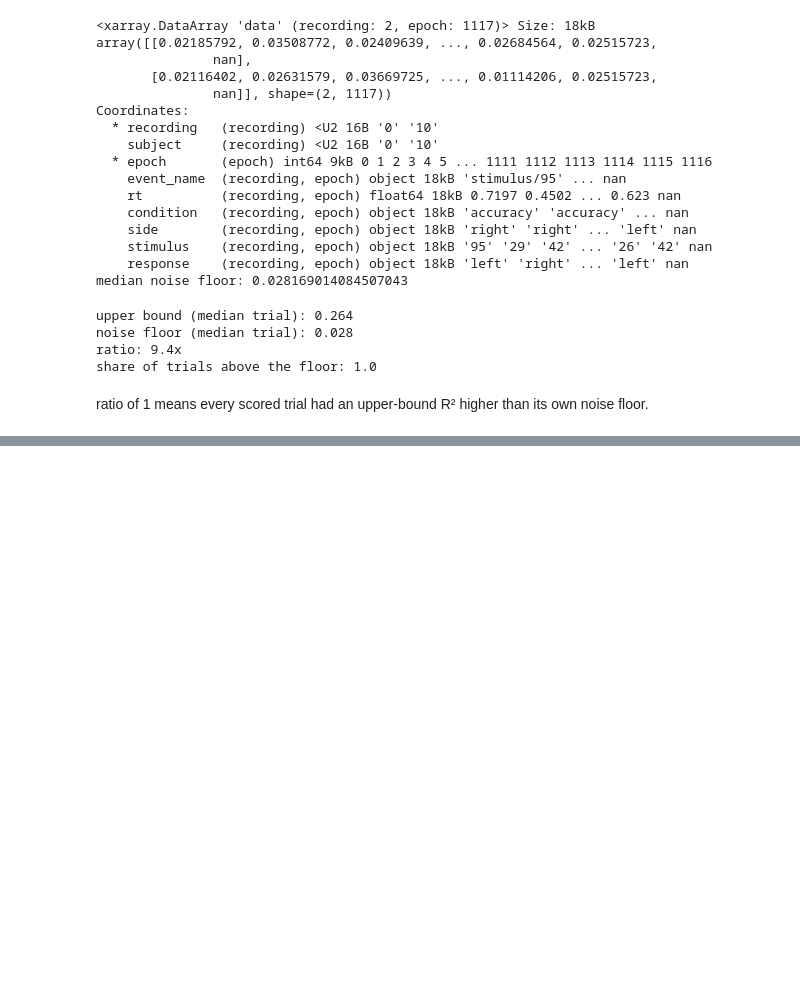
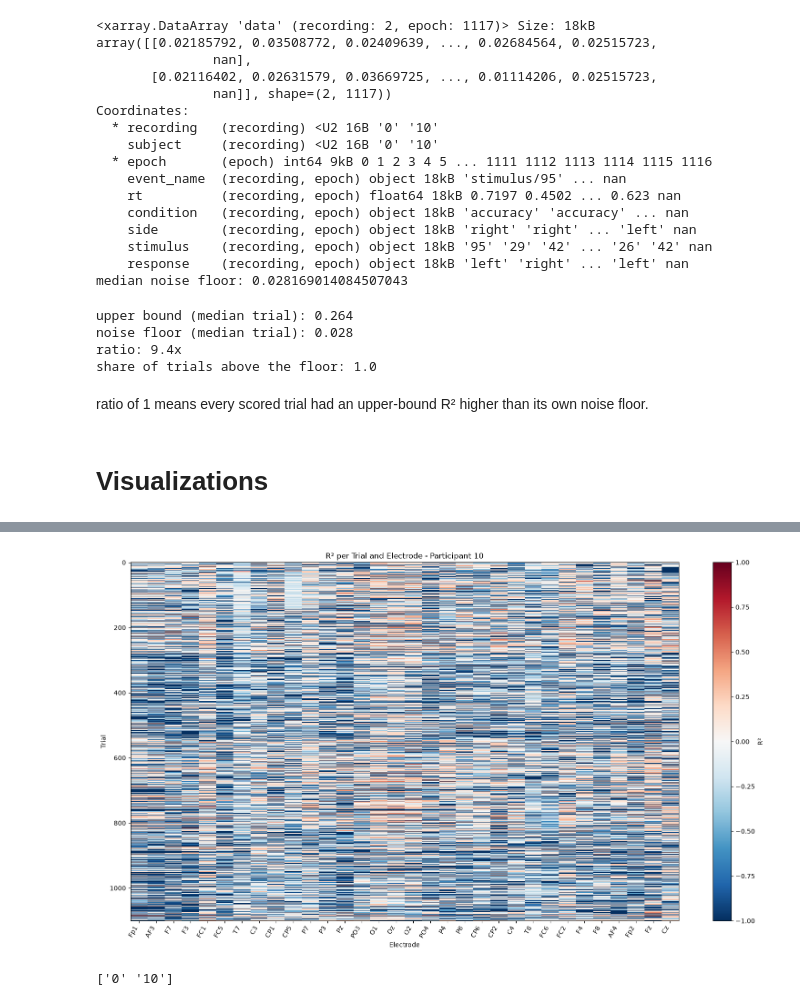
Before and after one commit to cleliamr/EEG_prediction, a Jupyter notebook: main.ipynb, the cells around one changed output, grey strips where cells are left out. Drawn from its saved outputs; the diff is of its cells as text; code cells hidden in the pictures; blank space fills up the shorter version.

Commit message:
added visualizations

```diff
--- a/main.ipynb
+++ b/main.ipynb
@@ -462,3 +466,37 @@ ratio: 9.4x
 share of trials above the floor: 1.0
 # %% [markdown]
 ratio of 1 means every scored trial had an upper-bound R² higher than its own noise floor.
+# %% [markdown]
+# Visualizations
+# %%
+# Select one participant
+participant = "10"
+
+r2_heatmap = r2_trials.sel(recording=participant)
+
+# Remove epochs with no valid scores
+valid_epochs = r2_heatmap.notnull().any("channel")
+r2_heatmap = r2_heatmap.sel(epoch=r2_heatmap.epoch[valid_epochs])
+
+fig, ax = plt.subplots(figsize=(16, 9))
+
+im = ax.imshow(
+    r2_heatmap.values,
+    aspect="auto",
+    cmap="RdBu_r",
+    interpolation="nearest",
+    vmin=-1,
+    vmax=1
+)
+
+ax.set_xlabel("Electrode")
+ax.set_ylabel("Trial")
+ax.set_title(f"R² per Trial and Electrode - Participant {participant_id}")
+
+ax.set_xticks(range(len(r2_heatmap.channel)))
+ax.set_xticklabels(r2_heatmap.channel.values, rotation=60, ha="right")
+
+plt.colorbar(im, ax=ax, label="R²")
+plt.tight_layout()
+plt.show()
+# %% [output]
@@ -464,0 +508,5 @@ ratio of 1 means every scored trial had an upper-bound R² higher than its own n
+[figure, added]
+# %%
+print(r2_trials.recording.values)
+# %% [output]
+['0' '10']
```
Also changed, not shown: parts of 17 cells of this notebook.
